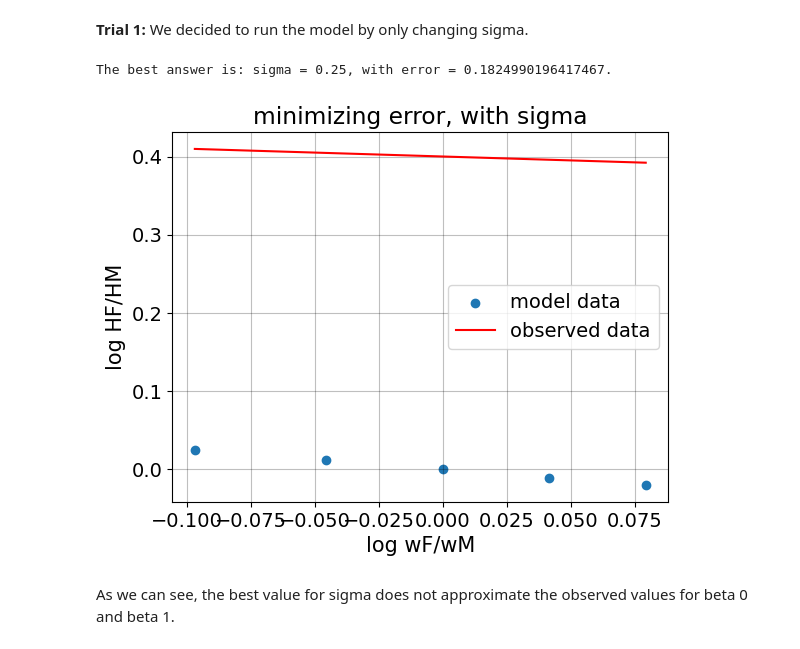
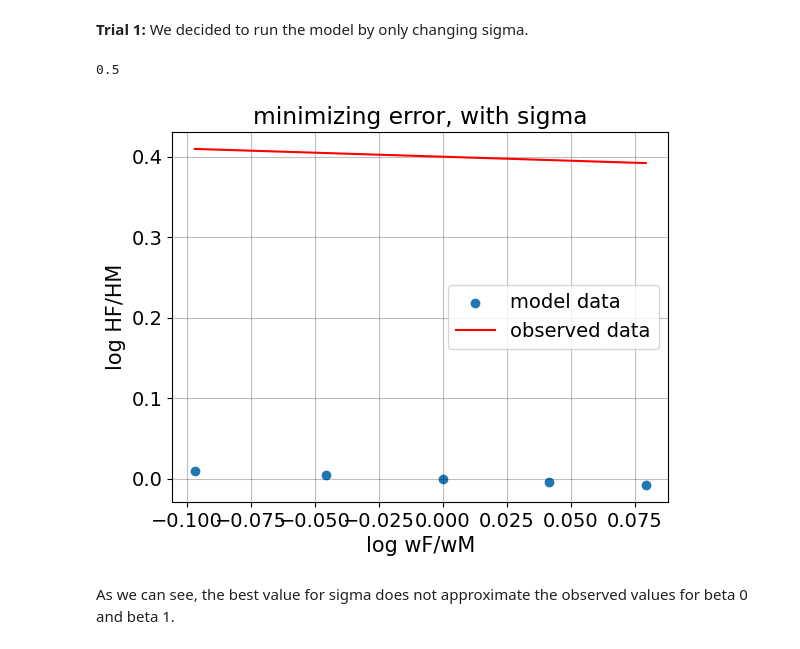
Before and after one commit to NumEconCopenhagen/projects-2023-the-best-duo, a Jupyter notebook: inauguralproject/inauguralproject.ipynb, the cells around one changed output. Saved outputs shown, nothing was run; the diff lists cells and outputs as text; code cells hidden in the pictures.

```diff
--- a/inauguralproject/inauguralproject.ipynb
+++ b/inauguralproject/inauguralproject.ipynb
@@ -123,27 +123,29 @@ According to our model, the best suited value for alpha is 0.99, which means tha
 We decided to run the model by only changing sigma.
 # %%
 # a. estimate best values for sigma
-obs_par = model.estimate(alpha=0.5,min_sigma=0.25,max_sigma=0.3,wM=1,n=20)
-par.alpha, par.sigma, par.wM = obs_par
-model.solve_wF_vec()
+alpha = 0.5
+obs_par = model.estimate2(alpha=alpha)
+par.alpha, par.sigma = obs_par
+print(par.alpha)
+model.solve_wF_vec(model.solve)
 
 # b. plot model data
 plt.figure()
 plt.scatter(np.log10(par.wF_vec/par.wM), np.log10(sol.HF_vec/sol.HM_vec), label='model data')
 
 # c. plot observed data
 y_model = par.beta0_target + par.beta1_target * np.log10(par.wF_vec/par.wM)
 plt.plot(np.log10(par.wF_vec/par.wM), y_model, label='observed data', color='red')
 
 # d. plot settings
 plt.xlabel("log wF/wM",size=15)
 plt.ylabel("log HF/HM",size=15)
 plt.title("minimizing error, with sigma")
 plt.legend()
 plt.show()
 # %% [output]
-The best answer is: sigma = 0.25, with error = 0.1824990196417467.
+0.5
-[figure, old version]
+[figure, new version]
 # %% [markdown]
 As we can see, the best value for sigma does not approximate the observed values for beta 0 and beta 1.
 # %% [markdown]
```
Also changed, not shown: parts of 3 cells of this notebook, 1 other file.
